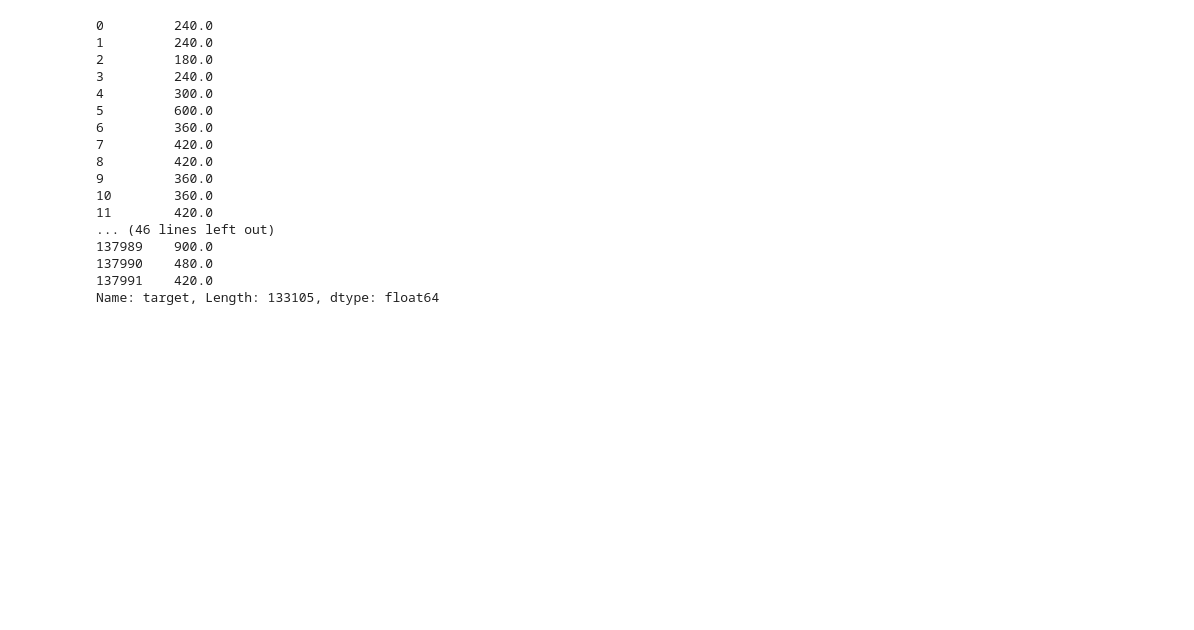
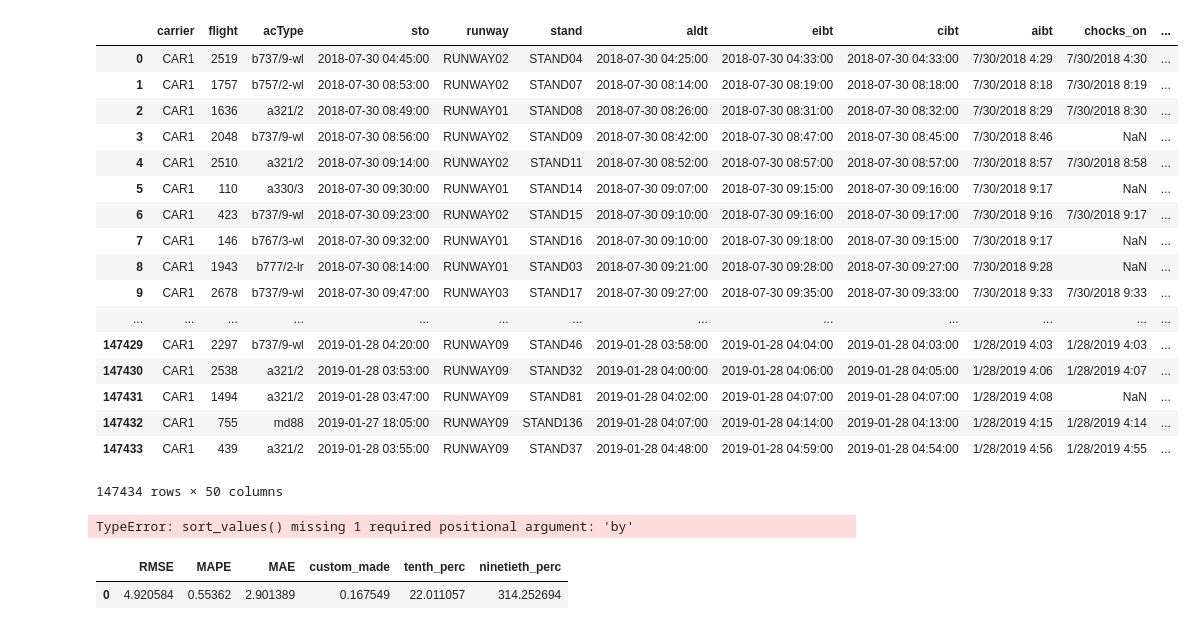
Before and after one commit to arnaudfrn/taxi-time, a Jupyter notebook: Notebook Xav.ipynb, the cells around one changed output. Drawn from its saved outputs; the diff is of its cells as text; code cells hidden in the pictures; blank space fills up the shorter version.

Commit message:
update metrics

```diff
--- a/Notebook Xav.ipynb
+++ b/Notebook Xav.ipynb
@@ -6,7 +9,7 @@ from src.impute import *
 
 pd.options.display.max_columns = None
 # %%
-df = master_preprocessing_X('data/Airport_Data.csv',
+df_train = master_preprocessing_X('data/Airport_Data.csv',
                       'data/Weather_data_prep.csv',
                       'data/ACchar.xlsx',
                       'Correspondance.pkl')
@@ -44,0 +16,7 @@ y_pred = clf.predict(X_test)
+# %%
+df_test = master_preprocessing_X('data/Test_Set_Airport_Data.csv',
+                      'data/Weather_data_prep.csv',
+                      'data/ACchar.xlsx',
+                      'Correspondance.pkl')
+# %%
+df_full = merge_df(df_train,df_test)
@@ -44,0 +47,21 @@ y_pred = clf.predict(X_test)
+# %%
+df_full
+# %% [output]
+|  | carrier | flight | acType | sto | runway | stand | aldt | eibt | cibt | aibt | chocks_on | ... |
+| 0 | CAR1 | 2519 | b737/9-wl | 2018-07-30 04:45:00 | RUNWAY02 | STAND04 | 2018-07-30 04:25:00 | 2018-07-30 04:33:00 | 2018-07-30 04:33:00 | 7/30/2018 4:29 | 7/30/2018 4:30 | ... |
+| 1 | CAR1 | 1757 | b757/2-wl | 2018-07-30 08:53:00 | RUNWAY02 | STAND07 | 2018-07-30 08:14:00 | 2018-07-30 08:19:00 | 2018-07-30 08:18:00 | 7/30/2018 8:18 | 7/30/2018 8:19 | ... |
+| 2 | CAR1 | 1636 | a321/2 | 2018-07-30 08:49:00 | RUNWAY01 | STAND08 | 2018-07-30 08:26:00 | 2018-07-30 08:31:00 | 2018-07-30 08:32:00 | 7/30/2018 8:29 | 7/30/2018 8:30 | ... |
+| 3 | CAR1 | 2048 | b737/9-wl | 2018-07-30 08:56:00 | RUNWAY02 | STAND09 | 2018-07-30 08:42:00 | 2018-07-30 08:47:00 | 2018-07-30 08:45:00 | 7/30/2018 8:46 | NaN | ... |
+| 4 | CAR1 | 2510 | a321/2 | 2018-07-30 09:14:00 | RUNWAY02 | STAND11 | 2018-07-30 08:52:00 | 2018-07-30 08:57:00 | 2018-07-30 08:57:00 | 7/30/2018 8:57 | 7/30/2018 8:58 | ... |
+| 5 | CAR1 | 110 | a330/3 | 2018-07-30 09:30:00 | RUNWAY01 | STAND14 | 2018-07-30 09:07:00 | 2018-07-30 09:15:00 | 2018-07-30 09:16:00 | 7/30/2018 9:17 | NaN | ... |
+| 6 | CAR1 | 423 | b737/9-wl | 2018-07-30 09:23:00 | RUNWAY02 | STAND15 | 2018-07-30 09:10:00 | 2018-07-30 09:16:00 | 2018-07-30 09:17:00 | 7/30/2018 9:16 | 7/30/2018 9:17 | ... |
+| 7 | CAR1 | 146 | b767/3-wl | 2018-07-30 09:32:00 | RUNWAY01 | STAND16 | 2018-07-30 09:10:00 | 2018-07-30 09:18:00 | 2018-07-30 09:15:00 | 7/30/2018 9:17 | NaN | ... |
+| 8 | CAR1 | 1943 | b777/2-lr | 2018-07-30 08:14:00 | RUNWAY01 | STAND03 | 2018-07-30 09:21:00 | 2018-07-30 09:28:00 | 2018-07-30 09:27:00 | 7/30/2018 9:28 | NaN | ... |
+| 9 | CAR1 | 2678 | b737/9-wl | 2018-07-30 09:47:00 | RUNWAY03 | STAND17 | 2018-07-30 09:27:00 | 2018-07-30 09:35:00 | 2018-07-30 09:33:00 | 7/30/2018 9:33 | 7/30/2018 9:33 | ... |
+| ... | ... | ... | ... | ... | ... | ... | ... | ... | ... | ... | ... | ... |
+| 147429 | CAR1 | 2297 | b737/9-wl | 2019-01-28 04:20:00 | RUNWAY09 | STAND46 | 2019-01-28 03:58:00 | 2019-01-28 04:04:00 | 2019-01-28 04:03:00 | 1/28/2019 4:03 | 1/28/2019 4:03 | ... |
+| 147430 | CAR1 | 2538 | a321/2 | 2019-01-28 03:53:00 | RUNWAY09 | STAND32 | 2019-01-28 04:00:00 | 2019-01-28 04:06:00 | 2019-01-28 04:05:00 | 1/28/2019 4:06 | 1/28/2019 4:07 | ... |
+| 147431 | CAR1 | 1494 | a321/2 | 2019-01-28 03:47:00 | RUNWAY09 | STAND81 | 2019-01-28 04:02:00 | 2019-01-28 04:07:00 | 2019-01-28 04:07:00 | 1/28/2019 4:08 | NaN | ... |
+| 147432 | CAR1 | 755 | md88 | 2019-01-27 18:05:00 | RUNWAY09 | STAND136 | 2019-01-28 04:07:00 | 2019-01-28 04:14:00 | 2019-01-28 04:13:00 | 1/28/2019 4:15 | 1/28/2019 4:14 | ... |
+| 147433 | CAR1 | 439 | a321/2 | 2019-01-28 03:55:00 | RUNWAY09 | STAND37 | 2019-01-28 04:48:00 | 2019-01-28 04:59:00 | 2019-01-28 04:54:00 | 1/28/2019 4:56 | 1/28/2019 4:55 | ... |
+147434 rows × 50 columns
@@ -44,0 +71,9 @@ y_pred = clf.predict(X_test)
+# %%
+y_pred_ra_test = y_pred_ra.reset_index(drop = True)[df_full.TESTING == 1]
+# %% [output]
+TypeError: sort_values() missing 1 required positional argument: 'by'
+# %%
+compute_metrics(y_pred_ra_test.rename({'y':'target'}, axis = 1).target,y_test.target)
+# %% [output]
+|  | RMSE | MAPE | MAE | custom_made | tenth_perc | ninetieth_perc |
+| 0 | 4.920584 | 0.55362 | 2.901389 | 0.167549 | 22.011057 | 314.252694 |
@@ -92,26 +136,6 @@ def compute_metrics(y_test, y_pred) :
     metrics['ninetieth_perc'] = [ninetieth_percentile(y_test, y_pred)]
 
     return metrics
-# %%
-df.target
-# %% [output]
-0         240.0
-1         240.0
-2         180.0
-3         240.0
-4         300.0
-5         600.0
-6         360.0
-7         420.0
-8         420.0
-9         360.0
-10        360.0
-11        420.0
-... (46 lines left out)
-137989    900.0
-137990    480.0
-137991    420.0
-Name: target, Length: 133105, dtype: float64
 # %%
 def custom_made_metric(y, y_pred, threshold):
     """
```
Also changed, not shown: parts of 12 cells of this notebook, 1 other file.
